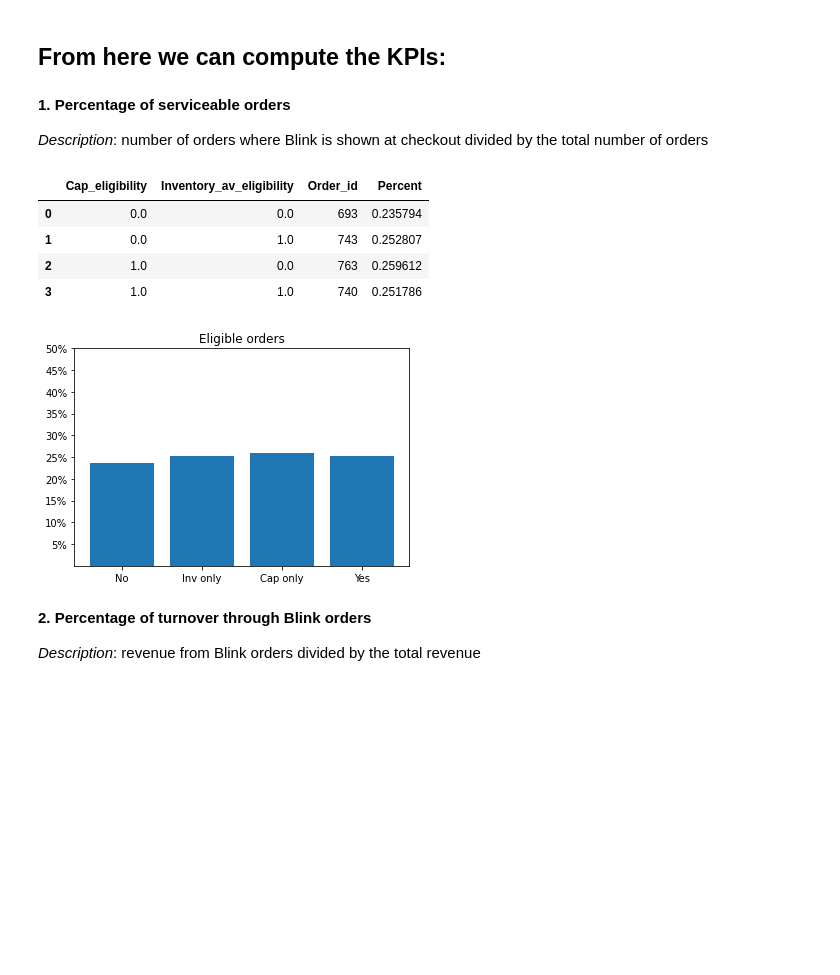
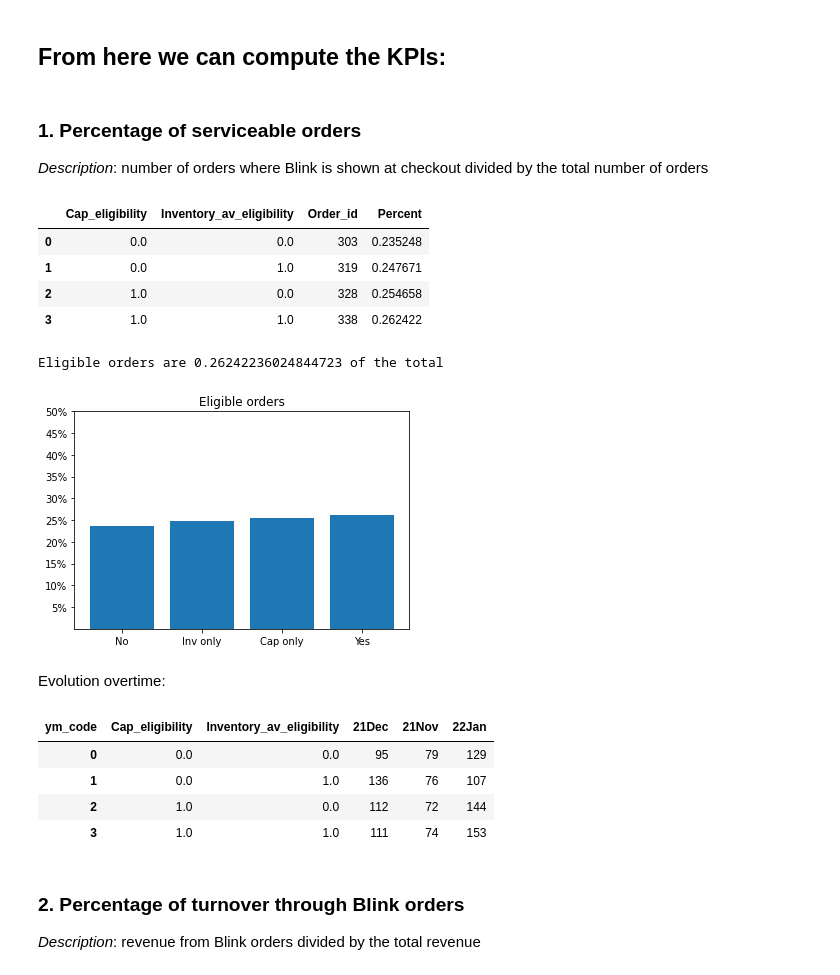
Before and after one commit to pietrobelligoli/Blink-Customer-Data-Management, a Jupyter notebook: Peppe_script.ipynb, the cells around one changed output. Cells and saved outputs as stored; diff of their text form; code cells hidden in the pictures; blank space fills up the shorter version.

```diff
--- a/Peppe_script.ipynb
+++ b/Peppe_script.ipynb
@@ -90,13 +103,15 @@ sessions_filtered = sessions
 # %% [markdown]
 ## From here we can compute the **KPIs**:
 # %% [markdown]
-**1. Percentage of serviceable orders**
+### **1. Percentage of serviceable orders**
 <p> <i>Description</i>: number of orders where Blink is shown at checkout divided by the total number of orders </p>
 # %%
 perc_serv_ord = orders_filtered.groupby(['Cap_eligibility', 'Inventory_av_eligibility']).Order_id.count().reset_index()
 perc_serv_ord['Percent'] = perc_serv_ord.Order_id / perc_serv_ord.Order_id.sum()
 
 display(perc_serv_ord)
+
+print("\nEligible orders are " + str(perc_serv_ord.Percent[3]) + ' of the total')
 
 ax = plt.subplot()
 plt.bar(range(len(perc_serv_ord.Cap_eligibility)), perc_serv_ord.Percent)
@@ -108,13 +123,30 @@ plt.title('Eligible orders')
 plt.show()
 # %% [output]
 |  | Cap_eligibility | Inventory_av_eligibility | Order_id | Percent |
-| 0 | 0.0 | 0.0 | 693 | 0.235794 |
-| 1 | 0.0 | 1.0 | 743 | 0.252807 |
-| 2 | 1.0 | 0.0 | 763 | 0.259612 |
-| 3 | 1.0 | 1.0 | 740 | 0.251786 |
+| 0 | 0.0 | 0.0 | 303 | 0.235248 |
+| 1 | 0.0 | 1.0 | 319 | 0.247671 |
+| 2 | 1.0 | 0.0 | 328 | 0.254658 |
+| 3 | 1.0 | 1.0 | 338 | 0.262422 |
+Eligible orders are 0.26242236024844723 of the total
-[figure, old version]
+[figure, new version]
+# %% [markdown]
+Evolution overtime:
+# %%
+perc_serv_ord_time = orders_filtered.groupby(['ym_code', 'Cap_eligibility', 'Inventory_av_eligibility']).Order_id.count().reset_index()
+psot_pivot = perc_serv_ord_month.pivot(
+        columns = 'ym_code',
+        index = ['Cap_eligibility', 'Inventory_av_eligibility'],
+        values = 'Order_id').reset_index()
+
+display(psot_pivot)
+# %% [output]
+| ym_code | Cap_eligibility | Inventory_av_eligibility | 21Dec | 21Nov | 22Jan |
+| 0 | 0.0 | 0.0 | 95 | 79 | 129 |
+| 1 | 0.0 | 1.0 | 136 | 76 | 107 |
+| 2 | 1.0 | 0.0 | 112 | 72 | 144 |
+| 3 | 1.0 | 1.0 | 111 | 74 | 153 |
 # %% [markdown]
-**2. Percentage of turnover through Blink orders**
+### **2. Percentage of turnover through Blink orders**
 <p> <i>Description</i>: revenue from Blink orders divided by the total revenue </p>
 # %%
 perc_rev = orders_filtered.groupby(['Blink_shipping']).Lineitem_price.sum().reset_index()
```
Also changed, not shown: parts of 11 cells of this notebook.
